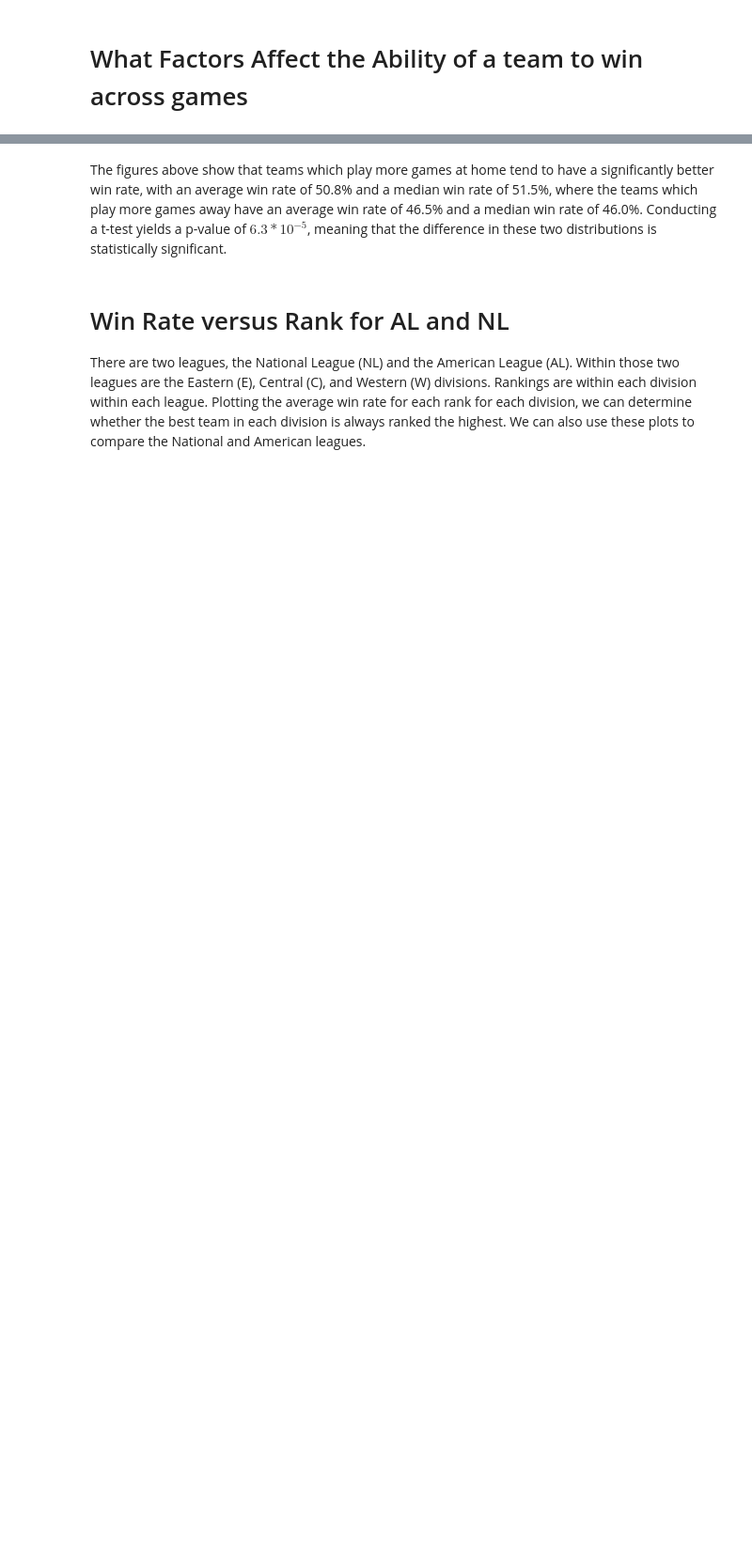
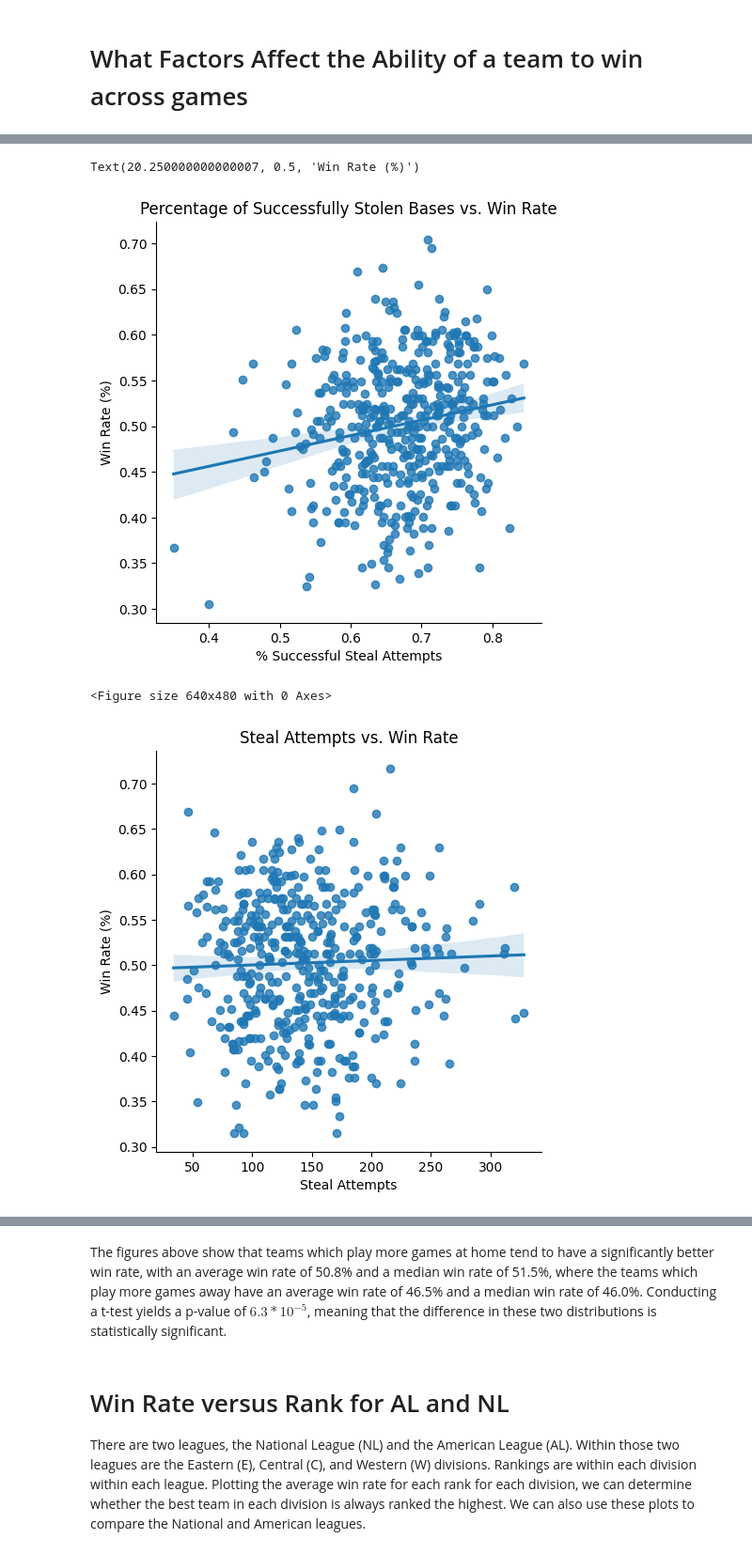
Before and after one commit to Drew-Watson-117/Data_Science_Project_1, a Jupyter notebook: project1.ipynb, the cells around one changed output, grey strips where cells are left out. Shown at 94% size. Cells and saved outputs as stored; diff of their text form; code cells hidden in the pictures; blank space fills up the shorter version.

```diff
--- a/project1.ipynb
+++ b/project1.ipynb
@@ -49,6 +41,16 @@ stealTeams['successfulStealAttemptsPercent'] = stealTeams.SB/stealTeams.stealAtt
 stealTeams['winPercent'] = stealTeams.W/stealTeams.G
 # %%
 sns.lmplot(x='successfulStealAttemptsPercent', y='winPercent', data=stealTeams.sample(frac=.3))
-plt.title('Percentage of Successfully Stolen Bases vs. Win Percentage')
+plt.title('Percentage of Successfully Stolen Bases vs. Win Rate')
 plt.xlabel('% Successful Steal Attempts')
-plt.ylabel('% Games Won')
+plt.ylabel('Win Rate (%)')
+plt.figure()
+sns.lmplot(x='stealAttempts', y='winPercent', data=stealTeams.sample(frac=.3))
+plt.title('Steal Attempts vs. Win Rate')
+plt.xlabel('Steal Attempts')
+plt.ylabel('Win Rate (%)')
+# %% [output]
+Text(20.250000000000007, 0.5, 'Win Rate (%)')
+[figure, added]
+<Figure size 640x480 with 0 Axes>
+[figure, added]
```
Also changed, not shown: parts of 14 cells of this notebook.
